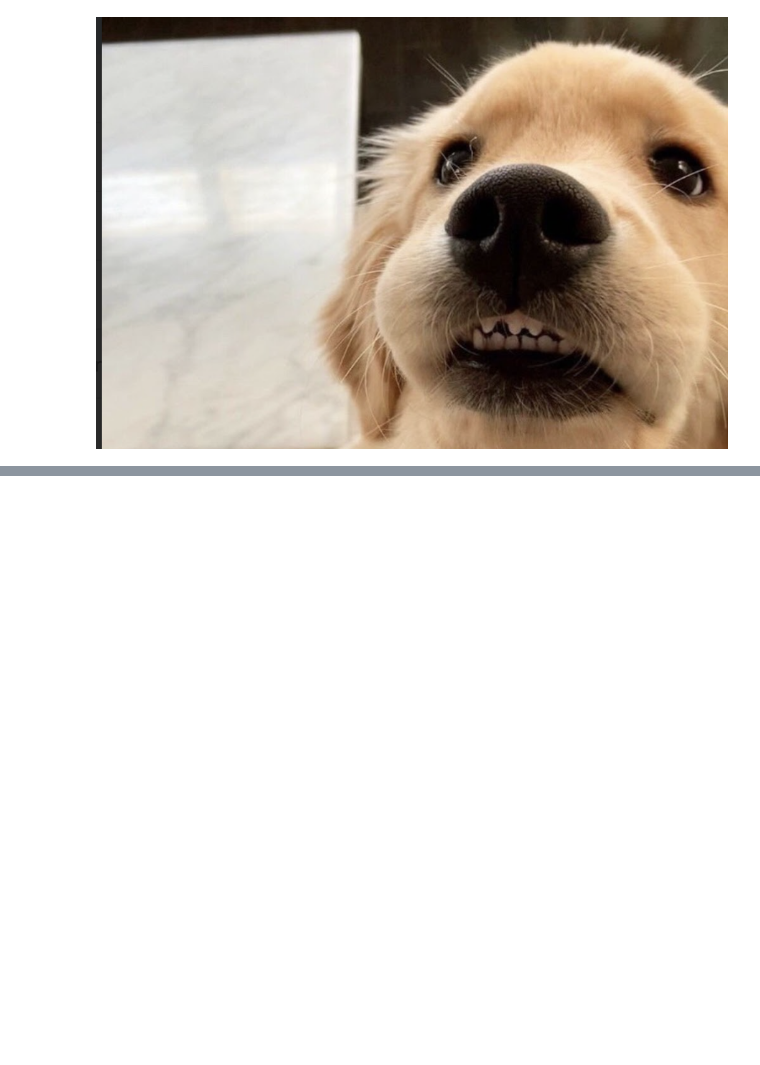
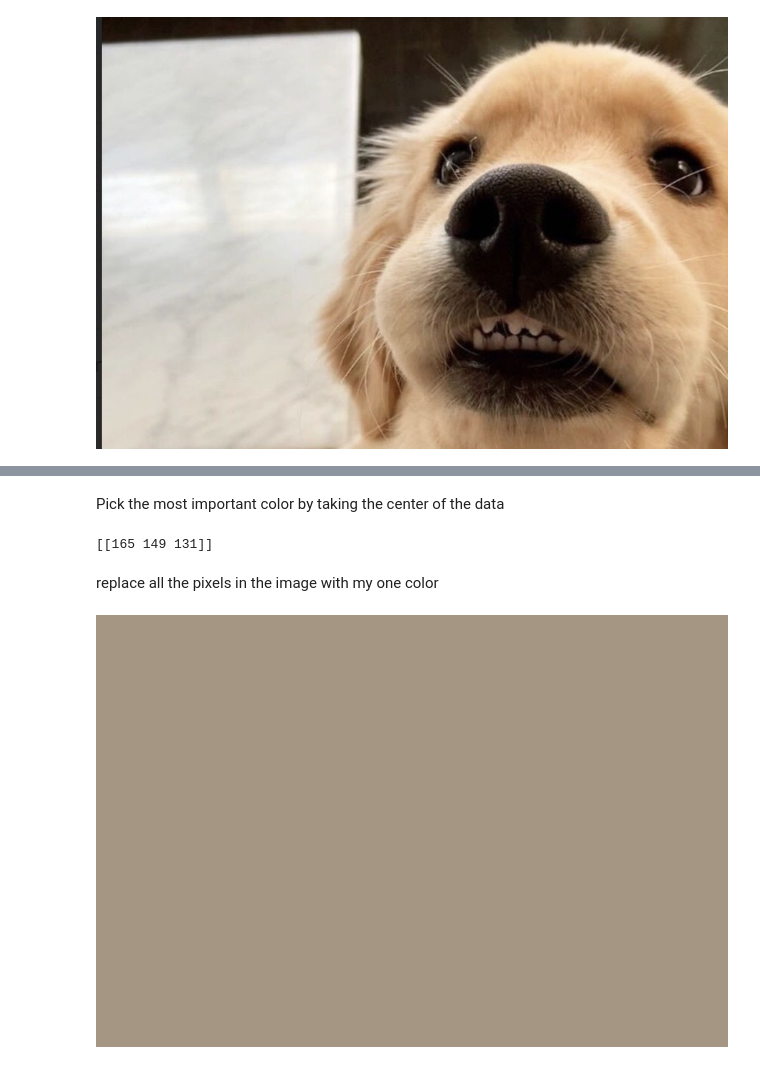
Before and after one commit to xnought/neural-net-compression-vis, a Jupyter notebook: notebooks/image.ipynb, the cells around one changed output, grey strips where cells are left out. Cells and saved outputs as stored; diff of their text form; code cells hidden in the pictures; blank space fills up the shorter version.

Commit message:
image knn

```diff
--- a/notebooks/image.ipynb
+++ b/notebooks/image.ipynb
@@ -17,0 +20,3 @@ Interpretation ------ Height: 602, Width: 880, Channels: 3
+# %%
+# flatten down to the colors channels
+dog_colors = dog_ndarray.reshape(-1, C)
@@ -17,0 +38,18 @@ Interpretation ------ Height: 602, Width: 880, Channels: 3
+# %% [markdown]
+Pick the most important color by taking the center of the data
+# %%
+color = dog_colors.mean(axis=0, keepdims=True).astype("int")
+print(color)
+# %% [output]
+[[165 149 131]]
+# %% [markdown]
+replace all the pixels in the image with my one color
+# %%
+num_colors = H*W
+new_color_ndarray = np.tile(color, num_colors).reshape(num_colors, 3)
+# %%
+new_image = new_color_ndarray.reshape(H, W, 3)
+# %%
+Image.fromarray(np.uint8(new_image))
+# %% [output]
+[figure, added]
```
Also changed, not shown: parts of 17 cells of this notebook.
